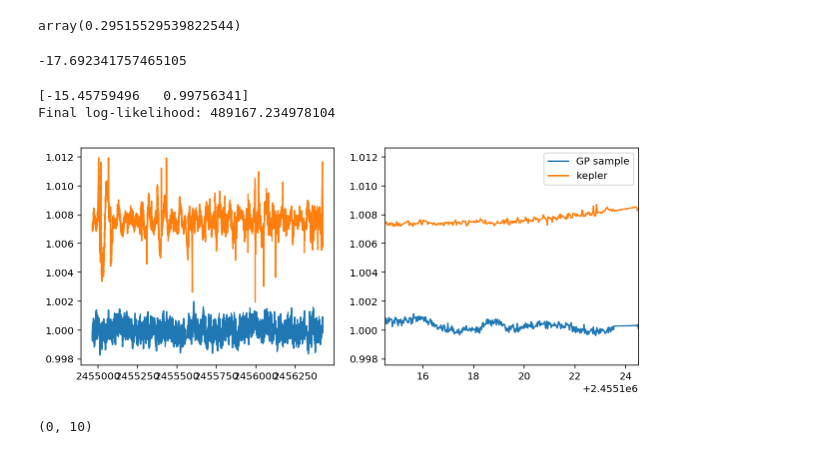
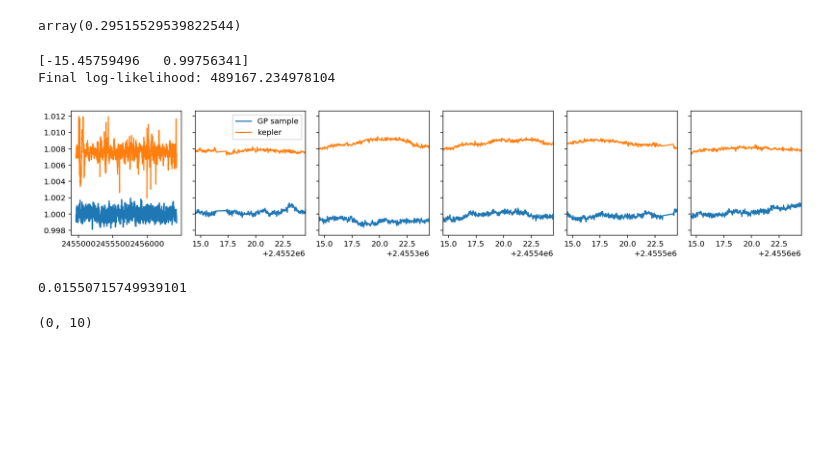
Before and after one commit to bmorris3/libra, a Jupyter notebook: notebooks/k62_acf.ipynb, the cells around one changed output. Saved outputs shown, nothing was run; the diff lists cells and outputs as text; code cells hidden in the pictures; blank space fills up the shorter version.

```diff
--- a/notebooks/k62_acf.ipynb
+++ b/notebooks/k62_acf.ipynb
@@ -178,10 +178,6 @@ Exponential term:  0.29515529539822544
 result
 # %% [output]
 array(0.29515529539822544)
-# %%
-np.log(np.nanmedian(err)**2)
-# %% [output]
--17.692341757465105
 # %%
 from celerite import terms
 import celerite
@@ -219,23 +215,46 @@ Final log-likelihood: 489167.234978104
 # %%
 fake_lc = gp.sample()
 
 fake_lc -= np.polyval(np.polyfit(time-time.mean(), fake_lc, 2), time-time.mean()) - 1
 
-fig, ax = plt.subplots(1, 2, figsize=(10, 4))
+fig, ax = plt.subplots(1, 6, figsize=(14, 3), sharey=True)
 ax[0].plot(time, fake_lc, label='GP sample')
 ax[0].plot(time, flux + 0.01, label='kepler')
 
 ax[1].plot(time, fake_lc, label='GP sample')
 ax[1].plot(time, flux + 0.01, label='kepler')
-ax[1].set_xlim([time.min()+150, time.min()+160])
+ax[1].set_xlim([time.min()+250, time.min()+260])
+
+ax[2].plot(time, fake_lc, label='GP sample')
+ax[2].plot(time, flux + 0.01, label='kepler')
+ax[2].set_xlim([time.min()+350, time.min()+360])
+
+
+ax[3].plot(time, fake_lc, label='GP sample')
+ax[3].plot(time, flux + 0.01, label='kepler')
+ax[3].set_xlim([time.min()+450, time.min()+460])
+
+ax[4].plot(time, fake_lc, label='GP sample')
+ax[4].plot(time, flux + 0.01, label='kepler')
+ax[4].set_xlim([time.min()+550, time.min()+560])
+
+ax[5].plot(time, fake_lc, label='GP sample')
+ax[5].plot(time, flux + 0.01, label='kepler')
+ax[5].set_xlim([time.min()+650, time.min()+660])
+
 ax[1].legend()
+fig.tight_layout()
 fig.savefig('k62_gp_sample.png', dpi=200, bbox_inches='tight')
 # %% [output]
-[figure, old version]
+[figure, new version]
 # %%
 from interpacf import interpolated_acf
 
 lag, acf = interpolated_acf(time, fake_lc - 1)
+# %%
+acf.max()
+# %% [output]
+0.01550715749939101
 # %%
 plt.plot(lag, acf)
 plt.plot(lag, 0.015*np.exp(-0.38*lag))
```
Also changed, not shown: parts of 6 cells of this notebook.
